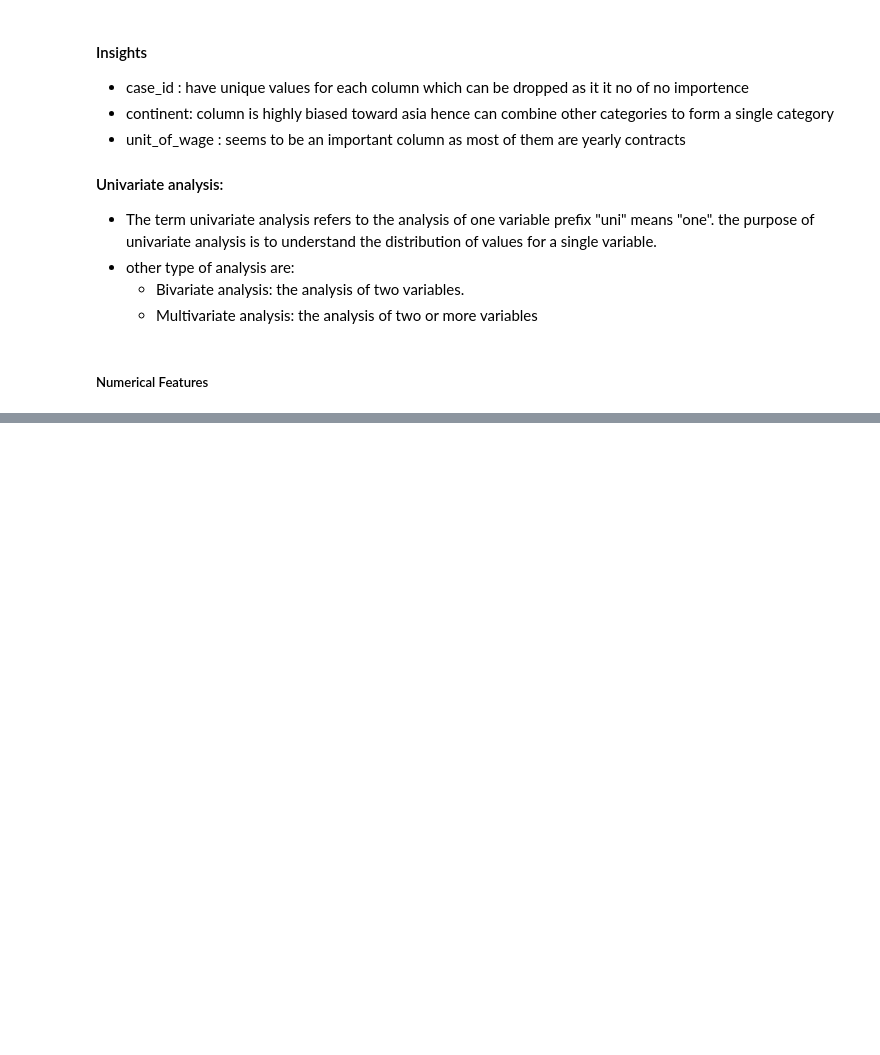
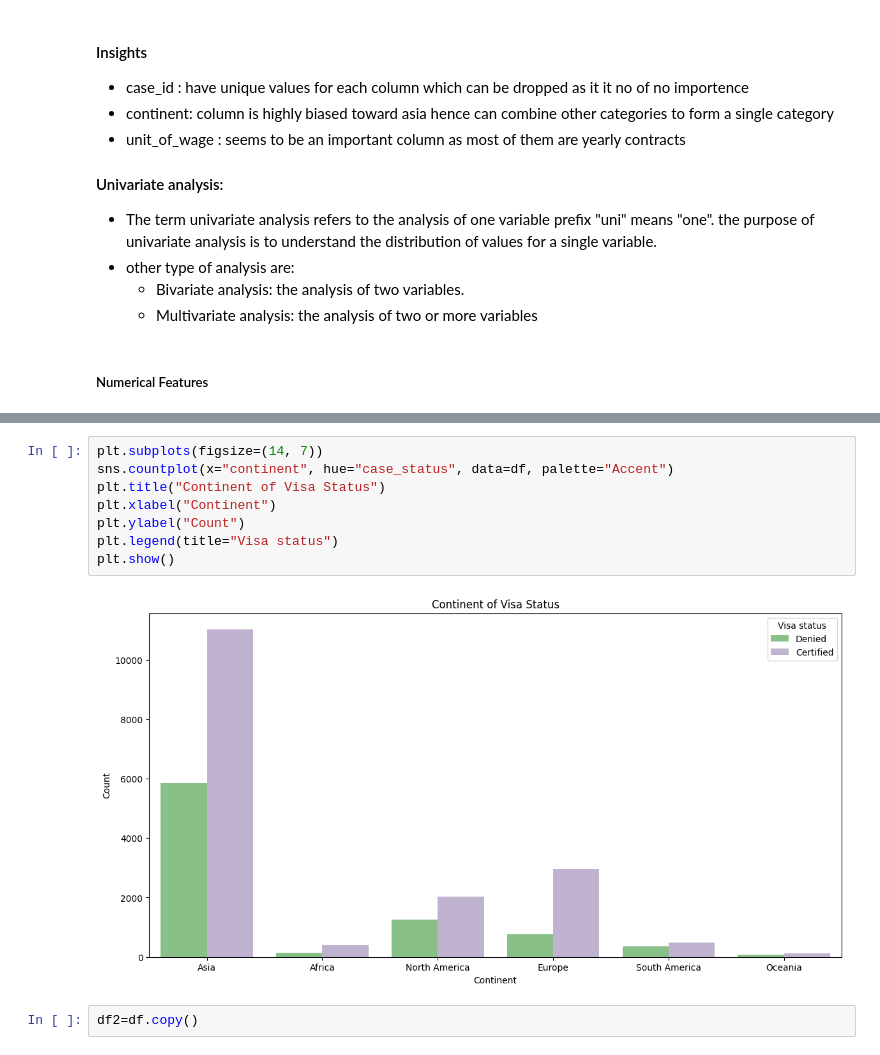
Before and after one commit to erenulusan/MLOps-Project, a Jupyter notebook: notebook/1_EDA_US_visa.ipynb, the cells around one changed output, grey strips where cells are left out. Saved outputs shown, nothing was run; the diff lists cells and outputs as text; blank space fills up the shorter version.

```diff
--- a/notebook/1_EDA_US_visa.ipynb
+++ b/notebook/1_EDA_US_visa.ipynb
@@ -140,0 +289,12 @@ for i in range(0, len(numeric_features)):
+# %%
+plt.subplots(figsize=(14, 7))
+sns.countplot(x="continent", hue="case_status", data=df, palette="Accent")
+plt.title("Continent of Visa Status")
+plt.xlabel("Continent")
+plt.ylabel("Count")
+plt.legend(title="Visa status")
+plt.show()
+# %% [output]
+[figure, added]
+# %%
+df2=df.copy()
```
Also changed, not shown: parts of 70 cells of this notebook, 12 other files.
